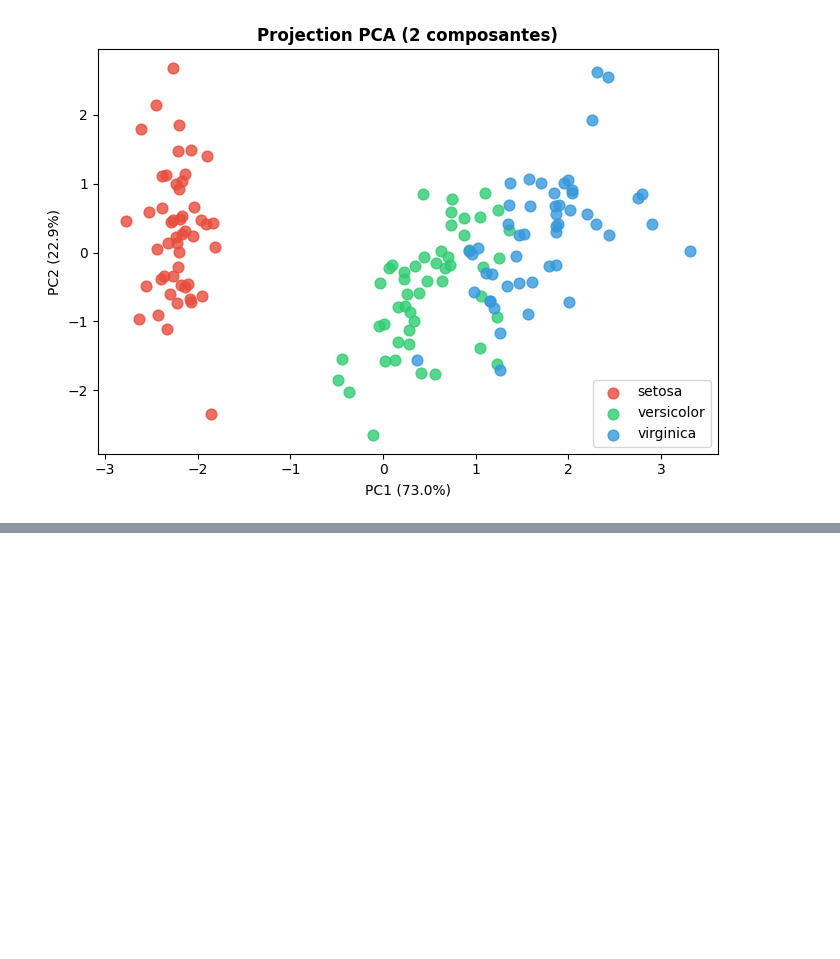
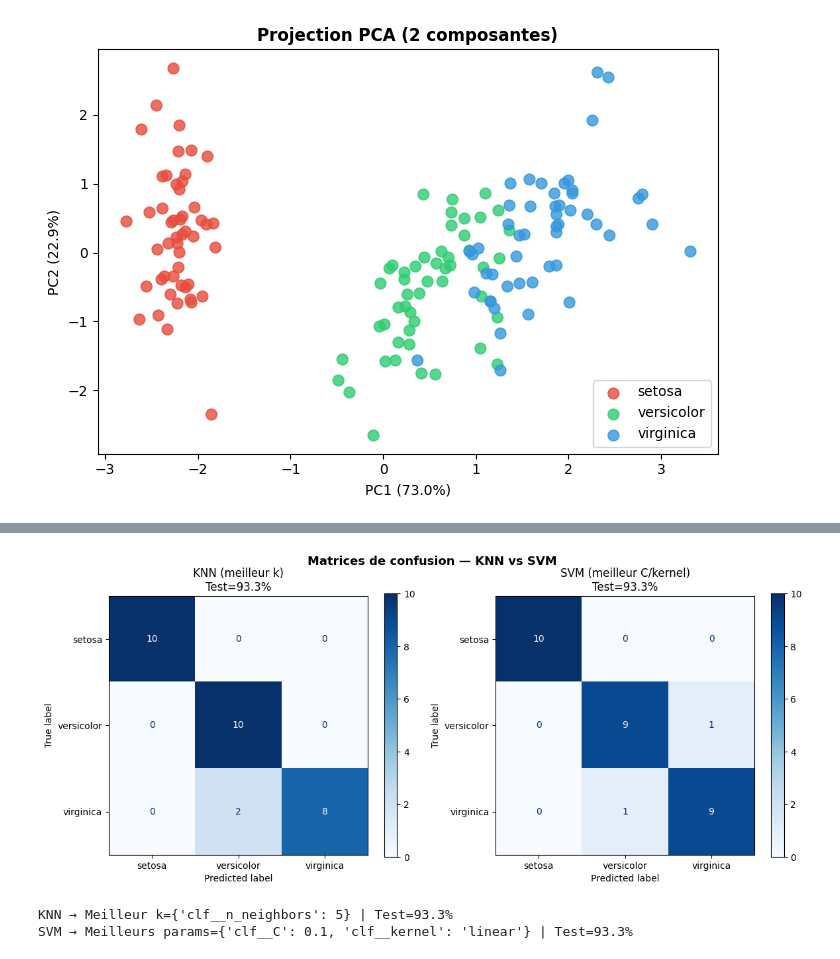
Before and after one commit to nghianguyend/Enigmatique-Jardin-Iris, a Jupyter notebook: iris.ipynb, the cells around one changed output, grey strips where cells are left out. Drawn from its saved outputs; the diff is of its cells as text; code cells hidden in the pictures; blank space fills up the shorter version.

```diff
--- a/iris.ipynb
+++ b/iris.ipynb
@@ -251,0 +288,9 @@ plt.show()
+# %%
+classifiers = {
+    'Logistic Regression': LogisticRegression(max_iter=200),
+    'KNN': KNeighborsClassifier(),
+    'SVM': SVC(kernel='rbf', random_state=42),
+    'Random Forest': RandomForestClassifier(random_state=42),
+    'Gradient Boosting': GradientBoostingClassifier(random_state=42),
+    'Arbre de Décision': DecisionTreeClassifier(random_state=42)
+}
@@ -251,0 +389,9 @@ plt.show()
+# %%
+# Utilisation du meilleur pipeline trouvé
+best_model = grid_search.best_estimator_
+y_pred = best_model.predict(X_test)
+
+print('Rapport de classification')
+print(f'Meilleur modèle : {best_model.named_steps["clf"]}')
+print(f'Meilleurs params : {grid_search.best_params_}')
+print(classification_report(y_test, y_pred, target_names=iris.target_names))
@@ -251,0 +411,39 @@ plt.show()
+# %%
+fig, axes = plt.subplots(1, 2, figsize=(12, 5))
+
+# GridSearch KNN
+param_grid_knn = {'clf__n_neighbors': [1, 2, 3, 5, 7, 9, 11, 15]}
+pipe_knn = Pipeline([('scaler', StandardScaler()), ('clf', KNeighborsClassifier())])
+grid_knn = GridSearchCV(pipe_knn, param_grid_knn, cv=5, scoring='accuracy')
+grid_knn.fit(X_train, y_train)
+
+# GridSearch SVM
+param_grid_svm = {'clf__C': [0.1, 1, 10, 100], 'clf__kernel': ['rbf', 'linear']}
+pipe_svm = Pipeline([('scaler', StandardScaler()), ('clf', SVC(random_state=42))])
+grid_svm = GridSearchCV(pipe_svm, param_grid_svm, cv=5, scoring='accuracy')
+grid_svm.fit(X_train, y_train)
+
+# Affichage des 2 matrices
+modeles = [
+    ('KNN (meilleur k)', grid_knn),
+    ('SVM (meilleur C/kernel)', grid_svm)
+]
+
+for ax, (nom, grid) in zip(axes, modeles):
+    y_pred = grid.predict(X_test)
+    cm = confusion_matrix(y_test, y_pred)
+    disp = ConfusionMatrixDisplay(confusion_matrix=cm, display_labels=iris.target_names)
+    disp.plot(cmap='Blues', values_format='d', ax=ax)
+    ax.set_title(f'{nom}\nTest={accuracy_score(y_test, y_pred)*100:.1f}%')
+
+plt.suptitle('Matrices de confusion — KNN vs SVM', fontweight='bold', fontsize=13)
+plt.tight_layout()
+plt.show()
+
+# Résumé
+print(f'KNN → Meilleur k={grid_knn.best_params_} | Test={accuracy_score(y_test, grid_knn.predict(X_test))*100:.1f}%')
+print(f'SVM → Meilleurs params={grid_svm.best_params_} | Test={accuracy_score(y_test, grid_svm.predict(X_test))*100:.1f}%')
+# %% [output]
+[figure, added]
+KNN → Meilleur k={'clf__n_neighbors': 5} | Test=93.3%
+SVM → Meilleurs params={'clf__C': 0.1, 'clf__kernel': 'linear'} | Test=93.3%
```
Also changed, not shown: parts of 13 cells of this notebook.
